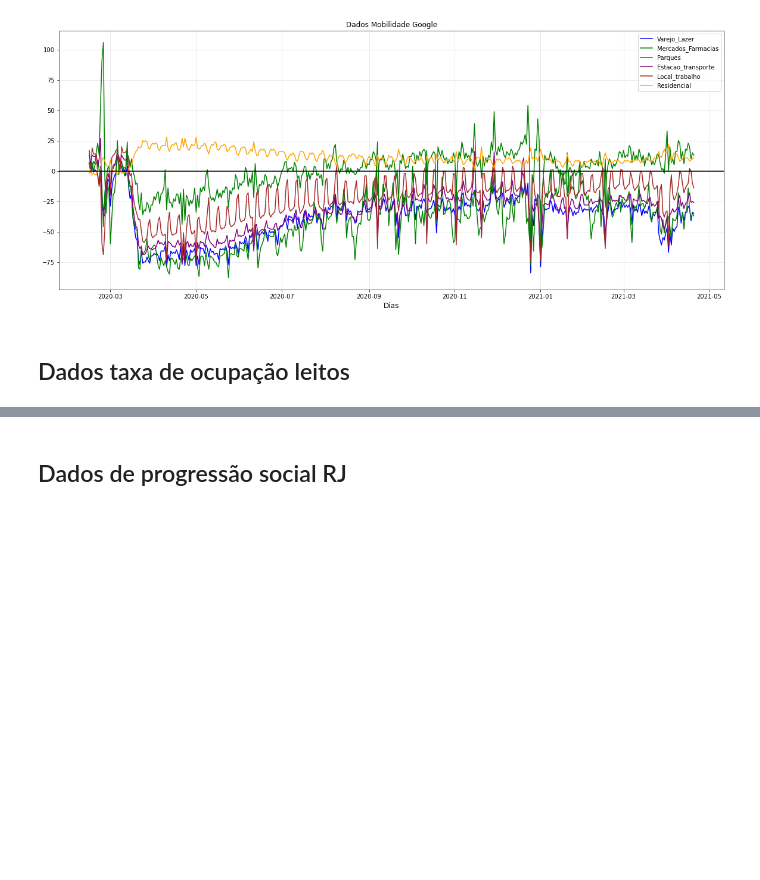
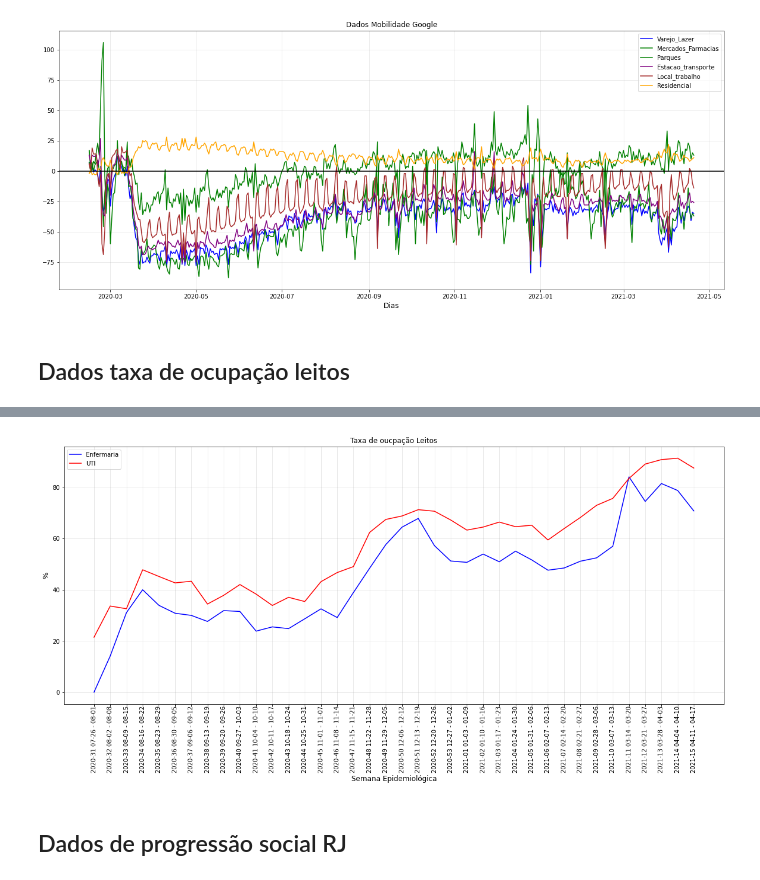
Before and after one commit to fbosousa/covid19, a Jupyter notebook: dados_rj.ipynb, the cells around one changed output, grey strips where cells are left out. Drawn from its saved outputs; the diff is of its cells as text; code cells hidden in the pictures; blank space fills up the shorter version.

Commit message:
dados oucpação leitos

```diff
--- a/dados_rj.ipynb
+++ b/dados_rj.ipynb
@@ -244,3 +244,6 @@ plt.show()
 [figure]
 # %% [markdown]
 ## Dados taxa de ocupação leitos
+# %%
+planilha = pd.ExcelFile('data/RJ/PAINEL CORONAVIRUS COVID-19.xlsx')
+taxa_ocupacao = pd.read_excel(planilha)
@@ -246,0 +252,6 @@ plt.show()
+# %%
+colunas = taxa_ocupacao.iloc[1].values.tolist()
+dados = taxa_ocupacao.values[2:-1].tolist()
+ocupacao = pd.DataFrame(dados,columns =colunas)
+ocupacao = ocupacao.set_index('Semana Epidemiológica')
+ocupacao.head()
@@ -247,3 +266,19 @@ plt.show()
+# %%
+fig,ax= plt.subplots(figsize = (20, 8))
+ax.plot([o*100 for o in ocupacao['Enfermaria']], color='blue', label='Enfermaria')
+ax.plot([o*100 for o in ocupacao['UTI']], color='red', label='UTI')
+ax.grid(alpha = .3)
+ax.set_ylabel('%',fontsize = 12)
+xtick_location = np.arange(0, len(ocupacao), step=1)
+xtick_labels =ocupacao.index.values.tolist()
+ax.set_xticks(xtick_location)
+ax.set_xticklabels(xtick_labels, rotation=90, fontdict={'horizontalalignment': 'center', 'verticalalignment': 'center_baseline'})
+ax.set_xlabel('Semana Epidemiológica',fontsize = 12)
+ax.set_title("Taxa de oucpação Leitos", fontsize = 12)
+ax.legend(loc = "upper left", fontsize = 10)
+plt.show()
+# %% [output]
+[figure, added]
 # %% [markdown]
 ## Dados de progressão social RJ
 # %% [markdown]
```
Also changed, not shown: parts of 2 cells of this notebook.
